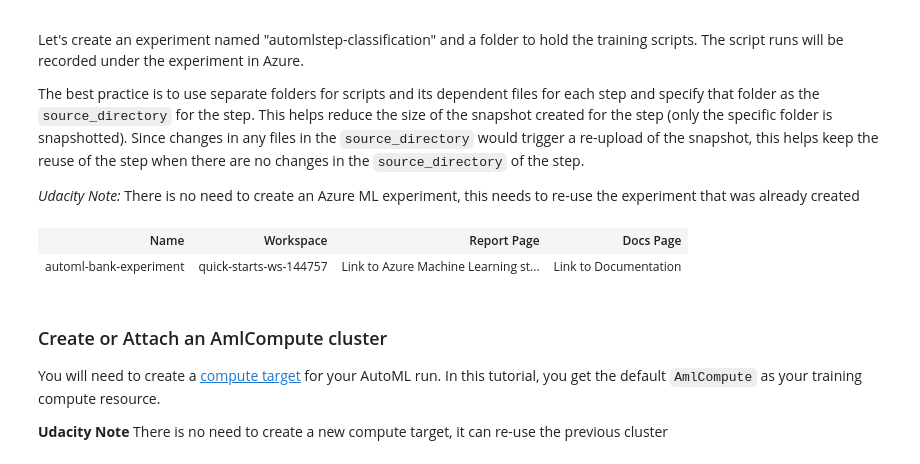
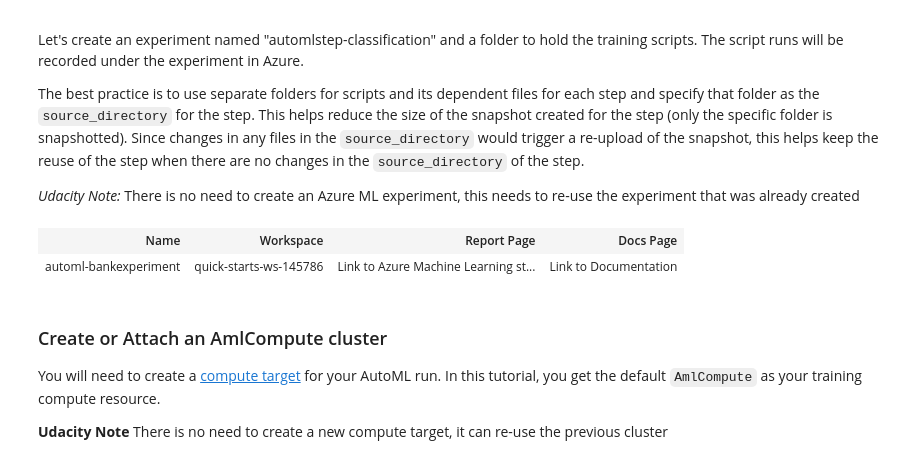
Before and after one commit to avensam/AzureML_pipline_with_AutoMLStep, a Jupyter notebook: aml-pipelines-with-automated-machine-learning-step.ipynb, the cells around one changed output. Saved outputs shown, nothing was run; the diff lists cells and outputs as text; code cells hidden in the pictures.

```diff
--- a/aml-pipelines-with-automated-machine-learning-step.ipynb
+++ b/aml-pipelines-with-automated-machine-learning-step.ipynb
@@ -67,14 +67,14 @@ The best practice is to use separate folders for scripts and its dependent files
 # %%
 # Choose a name for the run history container in the workspace.
 # NOTE: update these to match your existing experiment name
-experiment_name = 'automl-bank-experiment'
+experiment_name = 'automl-bankexperiment'
 project_folder = './pipeline-project'
 
 experiment = Experiment(ws, experiment_name)
 experiment
 # %% [output]
 | Name | Workspace | Report Page | Docs Page |
-| automl-bank-experiment | quick-starts-ws-144757 | Link to Azure Machine Learning st... | Link to Documentation |
+| automl-bankexperiment | quick-starts-ws-145786 | Link to Azure Machine Learning st... | Link to Documentation |
 # %% [markdown]
 ### Create or Attach an AmlCompute cluster
 You will need to create a [compute target](https://docs.microsoft.com/azure/machine-learning/service/concept-azure-machine-learning-architecture#compute-target) for your AutoML run. In this tutorial, you get the default `AmlCompute` as your training compute resource.
```
Also changed, not shown: parts of 14 cells of this notebook.
